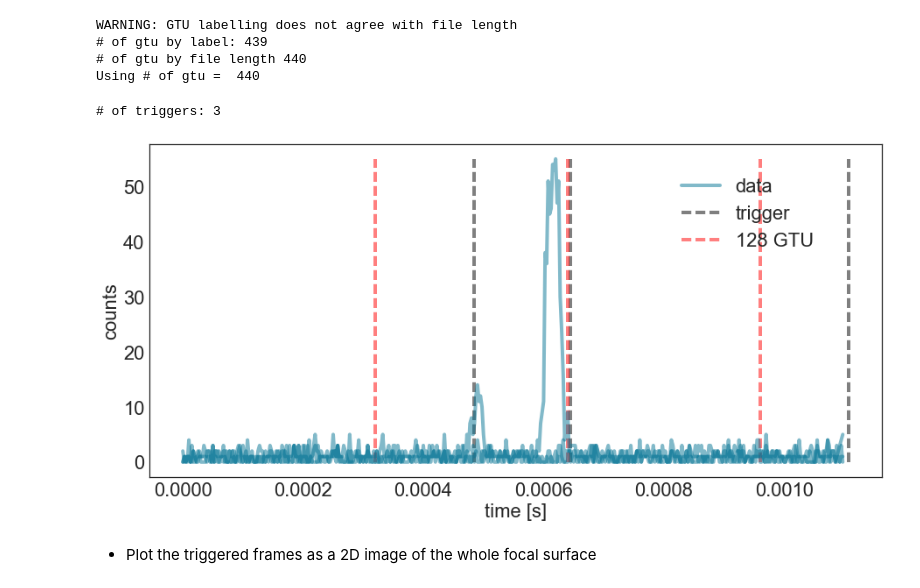
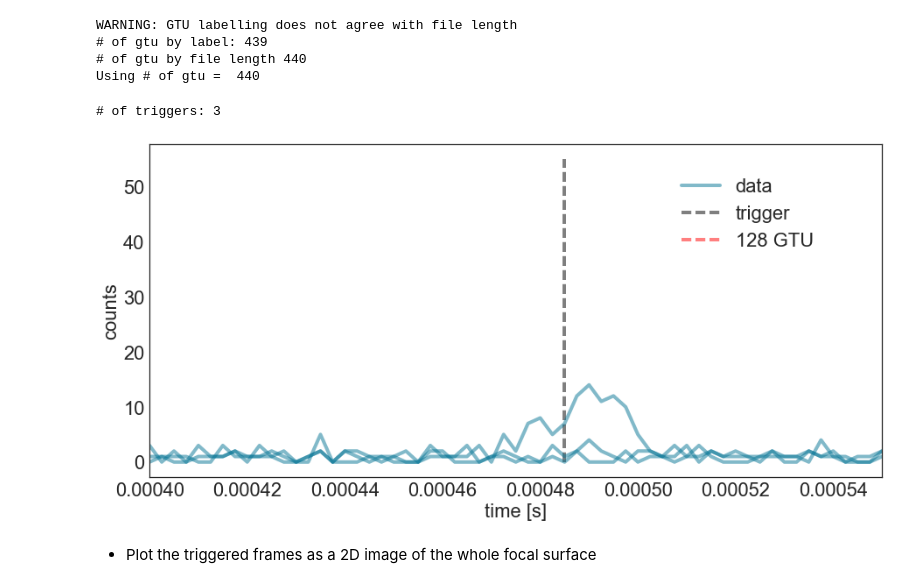
Before and after one commit to cescalara/trigger_sw_testbench, a Jupyter notebook: software_trigger/trigger_visualisation.ipynb, the cells around one changed output. Saved outputs shown, nothing was run; the diff lists cells and outputs as text; code cells hidden in the pictures.

Commit message:
Updated the visualisation notebook

```diff
--- a/software_trigger/trigger_visualisation.ipynb
+++ b/software_trigger/trigger_visualisation.ipynb
@@ -151,36 +151,39 @@ for nt in range(np.shape(trig)[0]):
             plt.plot(t, counts[:, i], LineWidth = 4, color = sns.xkcd_rgb["sea blue"],
                      alpha = 0.5, label = "data") # only make one legend label
             y_max_list.append(np.max(counts[:, i]))
         else:
             plt.plot(t, counts[:, i], LineWidth = 4, color = sns.xkcd_rgb["sea blue"], alpha = 0.5)
             y_max_list.append(np.max(counts[:, i]))
     i_old = i
 
 # Get the max value for the y-axis
-y_max = np.max(y_max_list)
+if (np.shape(y_max_list)[0] > 0):
+    y_max = np.max(y_max_list)
+else:
+    y_max = 50
 
 # Plot the triggers on top with dashed lines
 trig_t = np.array(trig_t)
 gtu = np.array(range(128, nz, 128))
 plt.vlines(trig_t * dt, 0, y_max, LineWidth = 4, colors='k', linestyles='dashed', label='trigger', alpha = 0.5)
 # To see every 128 GTU
 plt.vlines(gtu * dt, 0, y_max, LineWidth = 4, colors='r', linestyles='dashed', label='128 GTU', alpha = 0.5)
 
 # Label the plot and add legend
 plt.xlabel('time [s]')
 plt.ylabel('counts')
 lgd = plt.legend(bbox_to_anchor=(0.93, 0.95), fontsize = fs)
-#plt.xlim([0.0004, 0.00055]) # Tidying up for presentation plots
+plt.xlim([0.0004, 0.00055]) # Tidying up for presentation plots
 
 # Save the figure at high resolution for presentation plots
 #plt.savefig('trig_vis_MixEBG_14L2.png', bbox_extra_artists=(lgd,), bbox_inches='tight', dpi = 500)
 
 #print number of triggers
 n_trig = np.shape(trig_t)[0]
 print('# of triggers: ' + str(n_trig))
 # %% [output]
 # of triggers: 3
-[figure, old version]
+[figure, new version]
 # %% [markdown]
 * Plot the triggered frames as a 2D image of the whole focal surface
 # %%
```
